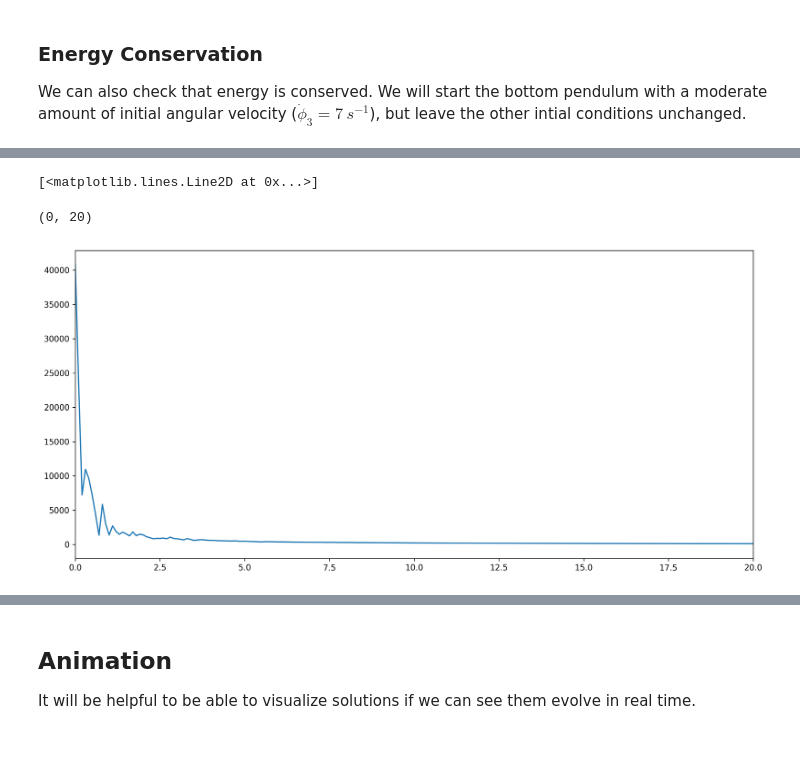
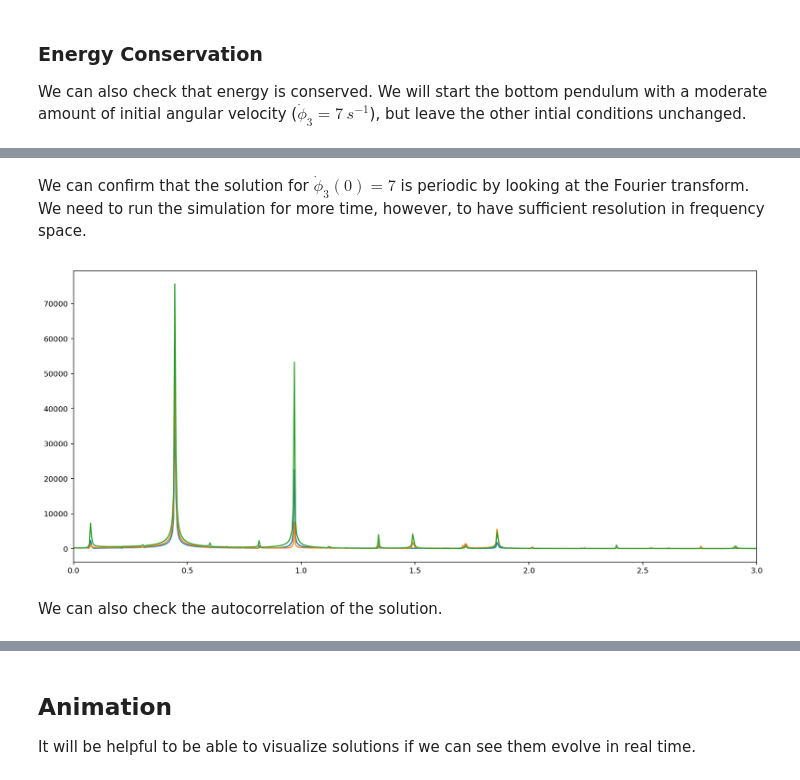
Before and after one commit to CoryMcCartan/triple-pendulum, a Jupyter notebook: workbook.ipynb, the cells around one changed output, grey strips where cells are left out. Drawn from its saved outputs; the diff is of its cells as text; code cells hidden in the pictures; blank space fills up the shorter version.

```diff
--- a/workbook.ipynb
+++ b/workbook.ipynb
@@ -250,18 +251,23 @@ legend();
+# %% [markdown]
+We can confirm that the solution for $\dot\phi_3(0)=7$ is periodic by looking at the Fourier transform.  We need to run the simulation for more time, however, to have sufficient resolution in frequency space.
 # %%
+t, phi_1, phi_2, phi_3, dphi_1, dphi_2, dphi_3  = solve_triple_pendulum([0, 0, 0, 0, 0, 7], tmax = 200)
+
+fft_1 = fft.rfft(phi_1)
+fft_2 = fft.rfft(phi_2)
 fft_3 = fft.rfft(phi_3)
-#fft_2 = fft.fft(phi_2)
-#fft_3 = fft.fft(phi_3)
 
 #absolute(fft_1)[-100:]
 
 dt = t[1] - t[0]
 freqs = fft.rfftfreq(len(phi_1), dt)
 
+plot(freqs, absolute(fft_1))
+plot(freqs, absolute(fft_2))
 plot(freqs, absolute(fft_3))
-xlim(0, 20)
-#plot(t, absolute(fft_2))
-#plot(t, absolute(fft_3))
+
+xlim(0, 3);
 # %% [output]
-[<matplotlib.lines.Line2D at 0x...>]
-(0, 20)
-[figure, old version]
+[figure, new version]
+# %% [markdown]
+We can also check the autocorrelation of the solution.
```
Also changed, not shown: parts of 5 cells of this notebook, 1 other file.
